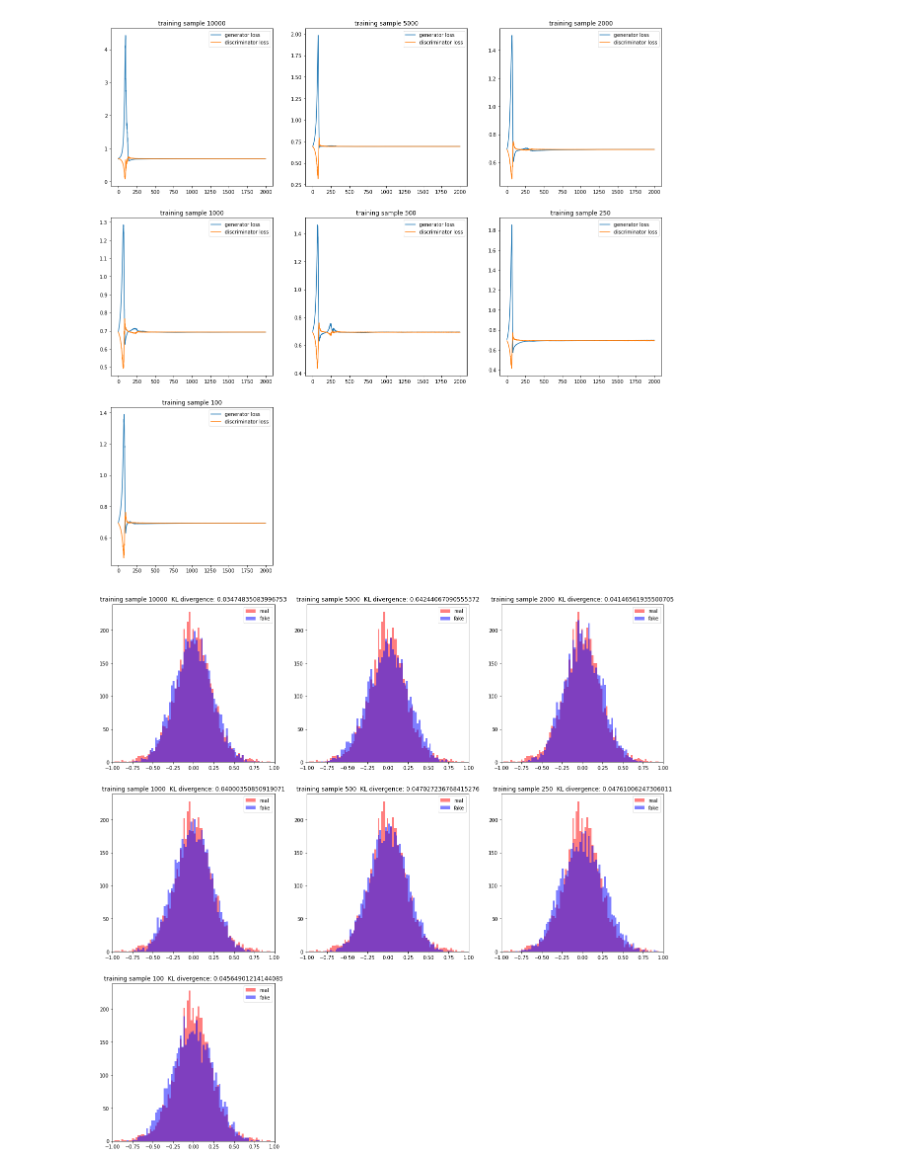
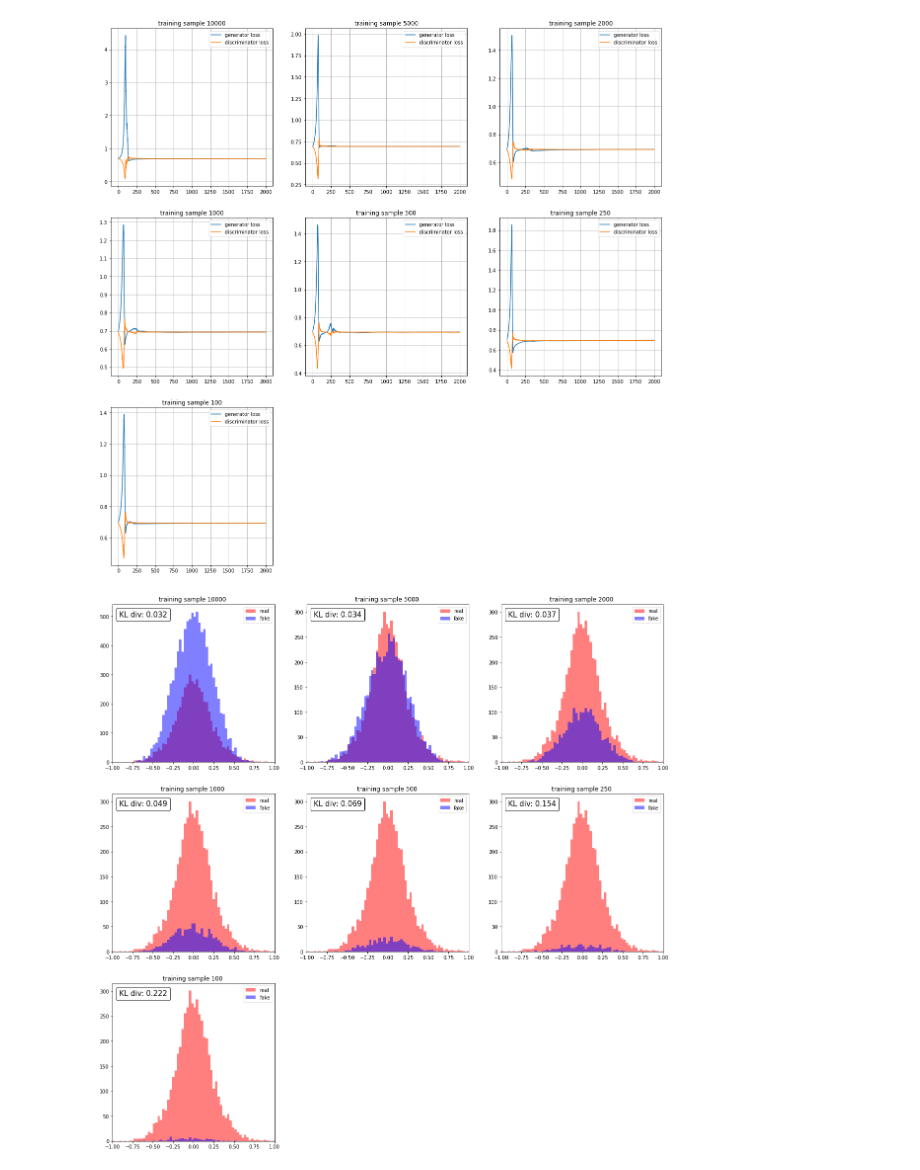
Before and after one commit to Edoardo-Pedicillo/Tesi_magistrale, a Jupyter notebook: logistic_10_params/logistic_samples.ipynb, the cells around one changed output. Drawn from its saved outputs; the diff is of its cells as text; code cells hidden in the pictures.

```diff
--- a/logistic_10_params/logistic_samples.ipynb
+++ b/logistic_10_params/logistic_samples.ipynb
@@ -25,6 +26,7 @@ for i in range(len(tr_samples)):
     pyplot.plot(np.linspace(0, len(g_loss), len(g_loss)), d_loss, label='discriminator loss')
     pyplot.title(f"training sample {tr_samples[i]}")
     pyplot.legend()
+    pyplot.grid()
 
 pyplot.show()
 # %% [output]
@@ -69,33 +71,42 @@ nbins=100
 circuit = models.Circuit(nqubits)
 for l in range(layers):
     for q in range(nqubits):
         circuit.add(gates.RY(q, 0))
         circuit.add(gates.RZ(q, 0))
 for q in range(nqubits):
     circuit.add(gates.RY(q, 0))
 
 x_real=qc.generate_training_real_samples(samples)
 pyplot.figure(figsize=(20,20))
 distributions=[]
 distributions.append(x_real)
+kl=[]
 for i in range(len(tr_samples)):
 
     #histogram distribution
 
     pyplot.subplot(rows,cols,i+1)
     params = np.loadtxt(f"data/PARAMS_1Dgamma_1_3_2_{tr_samples[i]}_{n_layers}_0.1", delimiter=' ', unpack='true')
 
     params = tf.Variable(params)
-    x_fake, y_fake = qc.generate_fake_samples(params, latent_dim, samples, circuit, nqubits, layers, hamiltonian1)
+    x_fake, y_fake = qc.generate_fake_samples(params, latent_dim, tr_samples[i], circuit, nqubits, layers, hamiltonian1)
+
 
     distributions.append(x_fake)
 
     bins_real=pyplot.hist(x_real, color='red', bins=nbins,label='real', alpha=0.5)
     bins_fake=pyplot.hist(x_fake.numpy(), bins=bins_real[1],color='blue', label='fake', alpha=0.5)
 
+    kl_div=kl_divergence(bins_real[0],bins_fake[0],epsilon=0.1)
+    ax=pyplot.gca()
+    at = AnchoredText(
+    f"KL div: {'%.3f' %kl_div}", prop=dict(size=15), frameon=True, loc='upper left')
+    at.patch.set_boxstyle("round,pad=0.,rounding_size=0.2")
+    ax.add_artist(at)
+    kl.append(kl_div)
     pyplot.xlim(-1,1)
-    pyplot.title(f"training sample {tr_samples[i]}  KL divergence: {kl_divergence(bins_real[0],bins_fake[0],epsilon=0.1) }")
+    pyplot.title(f"training sample {tr_samples[i]} ")
 
     pyplot.legend()
 # %% [output]
-[figure, old version]
+[figure, new version]
```
Also changed, not shown: parts of 3 cells of this notebook, 2 other files.
